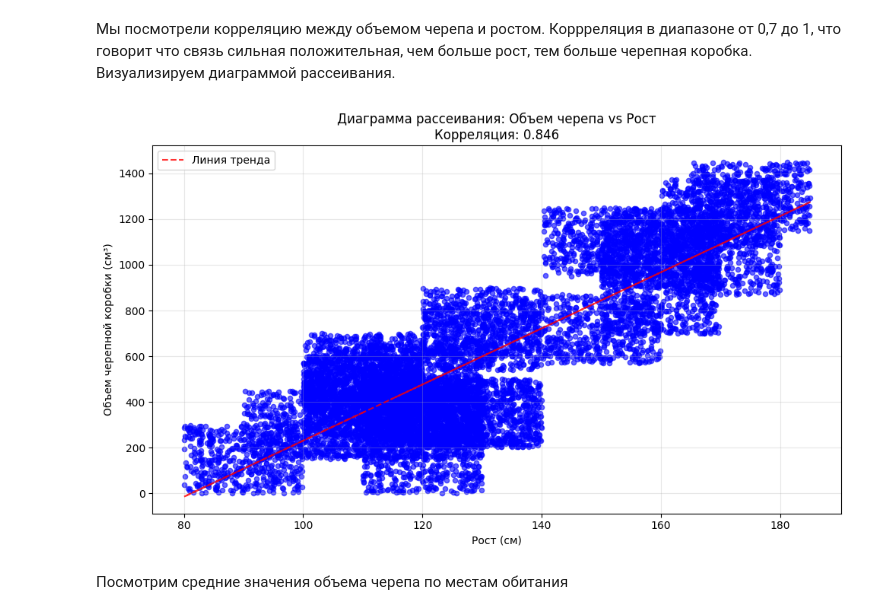
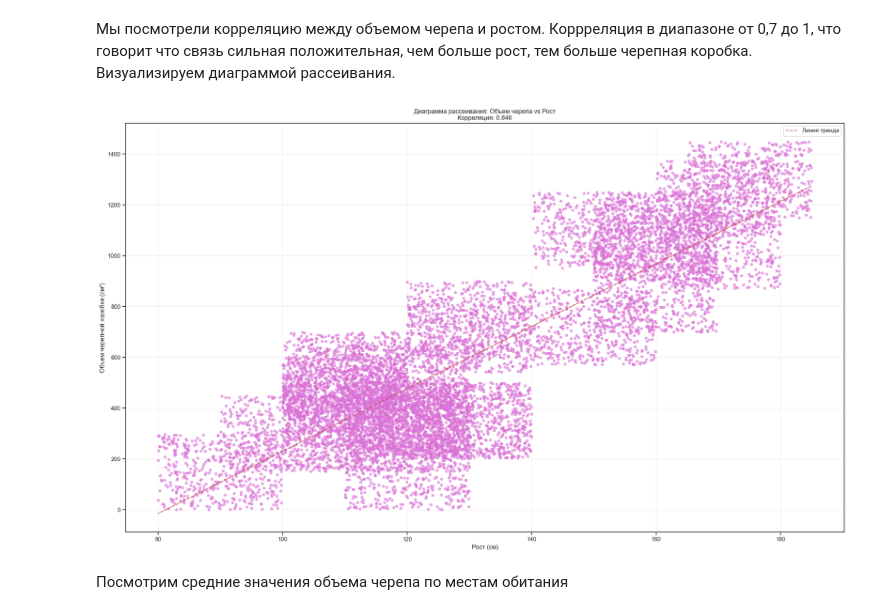
Before and after one commit to DaryaKurysheva/biology_data, a Jupyter notebook: notebooks/EDA.ipynb, the cells around one changed output. Saved outputs shown, nothing was run; the diff lists cells and outputs as text; code cells hidden in the pictures.

```diff
--- a/notebooks/EDA.ipynb
+++ b/notebooks/EDA.ipynb
@@ -94,23 +111,23 @@ print(f"Корреляция между объемом черепа и рост
 # %%
 import numpy as np
 # %%
-plt.figure(figsize=(10, 6))
+plt.figure(figsize=(20, 12))
 plt.scatter(evl['Height'], evl['Cranial_Capacity'],
-           alpha=0.6, s=20, color='blue')  # s=20 - маленькие точки
+           alpha=0.6, s=20, color='orchid')  # s=20 - маленькие точки
 
 plt.xlabel('Рост (см)')
 plt.ylabel('Объем черепной коробки (см³)')
 plt.title(f'Диаграмма рассеивания: Объем черепа vs Рост\nКорреляция: {correlation:.3f}')
 plt.grid(True, alpha=0.3)
 z = np.polyfit(evl['Height'], evl['Cranial_Capacity'], 1)
 p = np.poly1d(z)
 plt.plot(evl['Height'], p(evl['Height']), "r--", alpha=0.8, linewidth=1.5, label='Линия тренда')
 plt.legend()
 
 plt.tight_layout()
 plt.show()
 # %% [output]
-[figure, old version]
+[figure, new version]
 # %% [markdown]
 Посмотрим средние значения объема черепа по местам обитания
 # %%
```
Also changed, not shown: parts of 10 cells of this notebook.
